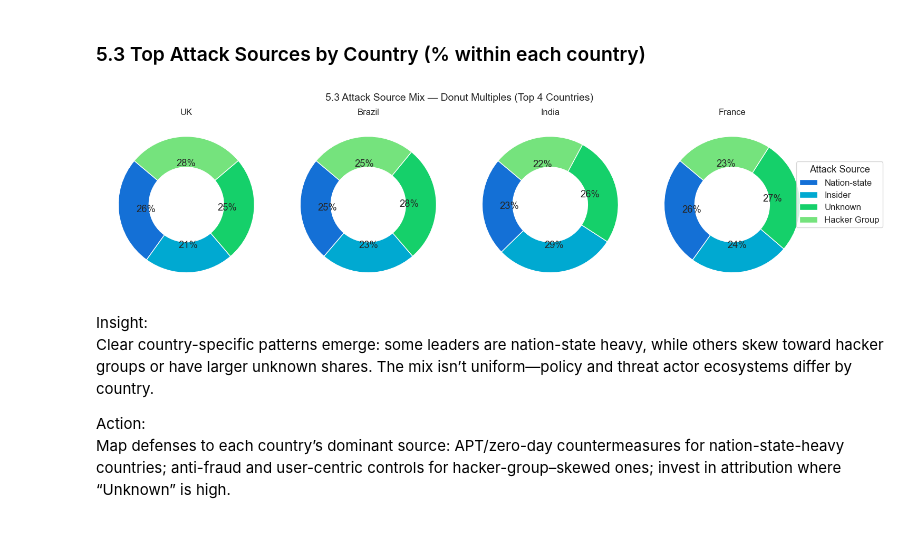
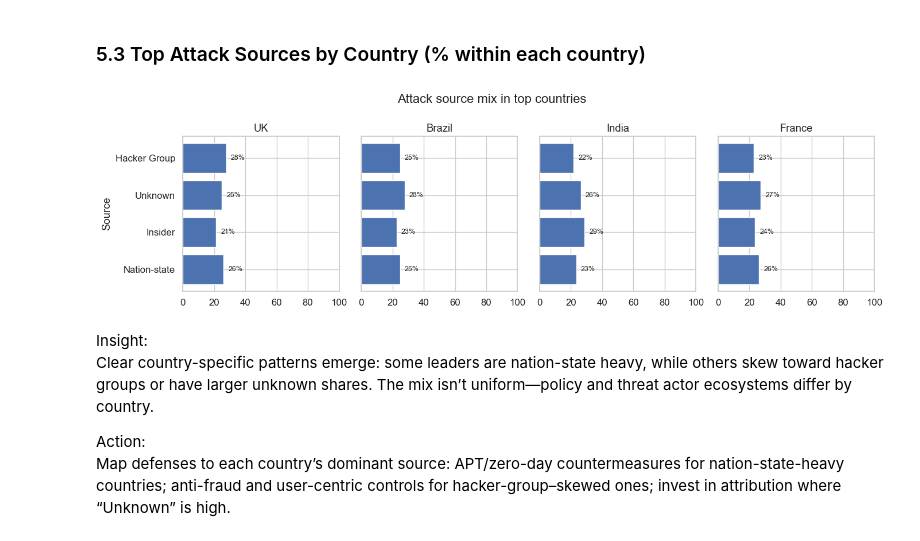
Before and after one commit to dolludaa/Global-Cybersecurity-Threats-2015-2024, a Jupyter notebook: business_analysis.ipynb, the cells around one changed output. Cells and saved outputs as stored; diff of their text form; code cells hidden in the pictures.

```diff
--- a/business_analysis.ipynb
+++ b/business_analysis.ipynb
@@ -698,0 +658,18 @@ plt.show()
+# %%
+vcol = 'Vuln Cleaned' if 'Vuln Cleaned' in df.columns else 'Security Vulnerability Type'
+g = df.groupby(['Year', vcol]).size().unstack(fill_value=0).sort_index()
+top4 = g.sum().sort_values(ascending=False).head(4).index
+
+def safe_pct(a, b):
+    return np.nan if a == 0 else round((b - a) / a * 100, 1)
+
+cnt = g.sum()[top4].astype(int)
+gr = [safe_pct(int(g.loc[2015, v]), int(g.loc[2024, v])) for v in top4]
+vg = pd.DataFrame({'Count': cnt.values, 'Growth %': gr}, index=top4)
+
+ax = vg['Count'].plot(kind='bar', figsize=(9, 5), color=[palette[i] for i in range(len(vg))])
+for p, r in zip(ax.patches, vg['Growth %'].to_list()):
+    ax.annotate(f"{int(p.get_height())}  |  {'' if np.isnan(r) else f'{r:+.1f}%'}",
+                (p.get_x() + p.get_width()/2, p.get_height()), ha='center', va='bottom', fontsize=9, xytext=(0, 3), textcoords='offset points')
+ax.set_ylabel('Attack count'); ax.set_title('Top vulnerabilities: volume and growth 2015→2024')
+plt.tight_layout(); plt.show()
@@ -1029,24 +984,21 @@ Focus specialized countermeasures on the dominant attack method in the leading c
 # %%
 top4 = df['Country'].value_counts().head(4).index
 sources = ['Nation-state','Insider','Unknown','Hacker Group']
-colors = [palette[0], palette[1], palette[2], palette[3]]
 
-fig, axs = plt.subplots(1, 4, figsize=(14, 4))
-for i, country in enumerate(top4):
-    s = df[df['Country']==country]['Attack Source'].value_counts()
-    s = s.reindex(sources, fill_value=0)
-    axs[i].pie(
-        s.values, startangle=140, labels=None, autopct='%1.0f%%',
-        colors=colors, wedgeprops=dict(width=0.45, edgecolor='white')
-    )
-    axs[i].set_title(country, fontsize=12)
-
-fig.suptitle('5.3 Attack Source Mix — Donut Multiples (Top 4 Countries)', fontsize=14)
-fig.legend(sources, loc='center right', bbox_to_anchor=(1.08, 0.5), title='Attack Source')
-plt.tight_layout()
-plt.show()
+fig, axes = plt.subplots(1, 4, figsize=(14, 4), sharey=True)
+for i, c in enumerate(top4):
+    s = df[df['Country'] == c]['Attack Source'].value_counts(normalize=True).reindex(sources, fill_value=0) * 100
+    axes[i].barh(s.index, s.values)
+    for y, v in enumerate(s.values):
+        axes[i].annotate(f'{v:.0f}%', (v, y), xytext=(6, 0),
+                         textcoords='offset points', va='center', fontsize=9)
+    axes[i].set_title(c)
+    axes[i].set_xlim(0, 100)
+axes[0].set_ylabel('Source')
+fig.suptitle('Attack source mix in top countries')
+plt.tight_layout(); plt.show()
 # %% [output]
-[figure, old version]
+[figure, new version]
 # %% [markdown]
 Insight:
 Clear country-specific patterns emerge: some leaders are nation-state heavy, while others skew toward hacker groups or have larger unknown shares. The mix isn’t uniform—policy and threat actor ecosystems differ by country.
```
Also changed, not shown: parts of 19 cells of this notebook.
